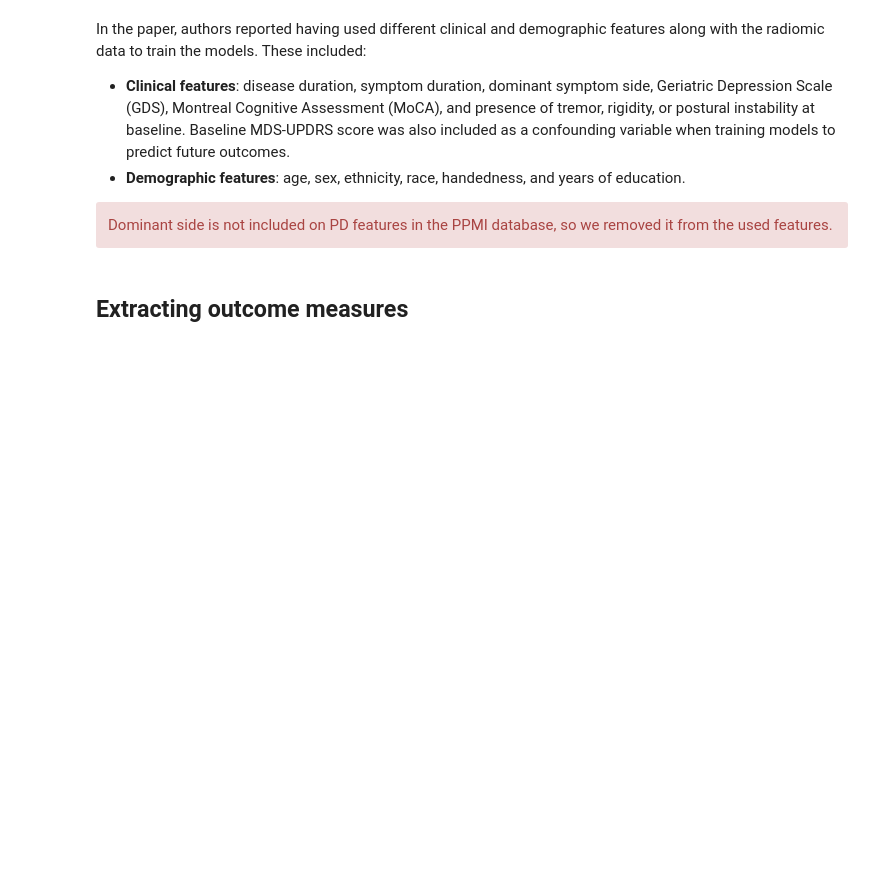
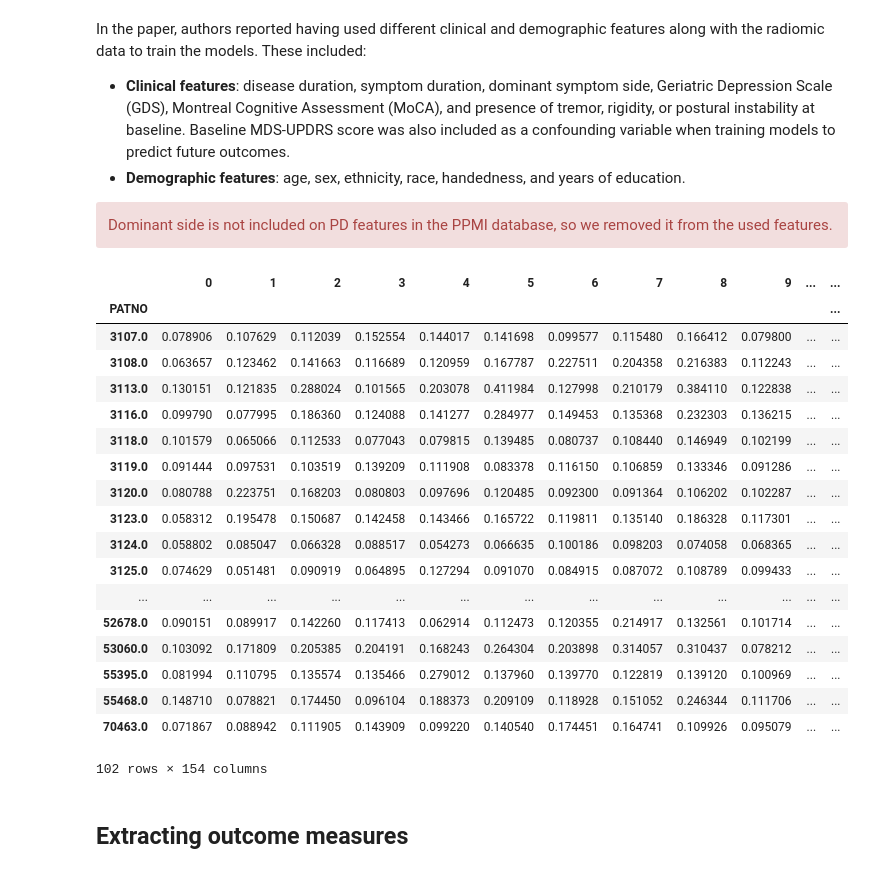
Before and after one commit to elodiegermani/nguyen-etal-2021, a Jupyter notebook: nguyen-etal-2021.ipynb, the cells around one changed output. Saved outputs shown, nothing was run; the diff lists cells and outputs as text; code cells hidden in the pictures; blank space fills up the shorter version.

```diff
--- a/nguyen-etal-2021.ipynb
+++ b/nguyen-etal-2021.ipynb
@@ -441,7 +478,6 @@ print('Number of participant in random sampling for 4y:', len(random_4y))
 # %%
-# FINAL COHORT
-df_cohort_baseline = df_global_cohort_baseline[df_global_cohort_baseline[COL_PAT_ID].isin(random_sampling)]
-df_cohort_1y = df_global_1y[df_global_1y[COL_PAT_ID].isin(random_1y)]
-df_cohort_2y = df_global_2y[df_global_2y[COL_PAT_ID].isin(random_2y)]
-df_cohort_4y = df_global_4y[df_global_4y[COL_PAT_ID].isin(random_4y)]
+df_cohort_baseline = df_global_cohort_baseline
+df_cohort_1y = df_global_1y
+df_cohort_2y = df_global_2y
+df_cohort_4y = df_global_4y
 # %%
@@ -677,6 +699,30 @@ df_features_cohort_2y = get_features(df_cohort_baseline, utils,
 df_features_cohort_4y = get_features(df_cohort_baseline, utils,
                                   df_cohort_4y[COL_PAT_ID].tolist(),
                                  timepoint='baseline')
+# %%
+df_reho_cohort_baseline = pd.read_csv('./inputs/features/reho_schaefer.csv', header=0, index_col=0)
+df_reho_cohort_baseline.index = df_features_cohort_baseline.index
+df_all_features_cohort_baseline = pd.merge(df_reho_cohort_baseline, df_features_cohort_baseline, left_index=True, right_index=True)
+# %% [output]
+|  | 0 | 1 | 2 | 3 | 4 | 5 | 6 | 7 | 8 | 9 | ... | ... |
+| PATNO |  |  |  |  |  |  |  |  |  |  |  | ... |
+| 3107.0 | 0.078906 | 0.107629 | 0.112039 | 0.152554 | 0.144017 | 0.141698 | 0.099577 | 0.115480 | 0.166412 | 0.079800 | ... | ... |
+| 3108.0 | 0.063657 | 0.123462 | 0.141663 | 0.116689 | 0.120959 | 0.167787 | 0.227511 | 0.204358 | 0.216383 | 0.112243 | ... | ... |
+| 3113.0 | 0.130151 | 0.121835 | 0.288024 | 0.101565 | 0.203078 | 0.411984 | 0.127998 | 0.210179 | 0.384110 | 0.122838 | ... | ... |
+| 3116.0 | 0.099790 | 0.077995 | 0.186360 | 0.124088 | 0.141277 | 0.284977 | 0.149453 | 0.135368 | 0.232303 | 0.136215 | ... | ... |
+| 3118.0 | 0.101579 | 0.065066 | 0.112533 | 0.077043 | 0.079815 | 0.139485 | 0.080737 | 0.108440 | 0.146949 | 0.102199 | ... | ... |
+| 3119.0 | 0.091444 | 0.097531 | 0.103519 | 0.139209 | 0.111908 | 0.083378 | 0.116150 | 0.106859 | 0.133346 | 0.091286 | ... | ... |
+| 3120.0 | 0.080788 | 0.223751 | 0.168203 | 0.080803 | 0.097696 | 0.120485 | 0.092300 | 0.091364 | 0.106202 | 0.102287 | ... | ... |
+| 3123.0 | 0.058312 | 0.195478 | 0.150687 | 0.142458 | 0.143466 | 0.165722 | 0.119811 | 0.135140 | 0.186328 | 0.117301 | ... | ... |
+| 3124.0 | 0.058802 | 0.085047 | 0.066328 | 0.088517 | 0.054273 | 0.066635 | 0.100186 | 0.098203 | 0.074058 | 0.068365 | ... | ... |
+| 3125.0 | 0.074629 | 0.051481 | 0.090919 | 0.064895 | 0.127294 | 0.091070 | 0.084915 | 0.087072 | 0.108789 | 0.099433 | ... | ... |
+| ... | ... | ... | ... | ... | ... | ... | ... | ... | ... | ... | ... | ... |
+| 52678.0 | 0.090151 | 0.089917 | 0.142260 | 0.117413 | 0.062914 | 0.112473 | 0.120355 | 0.214917 | 0.132561 | 0.101714 | ... | ... |
+| 53060.0 | 0.103092 | 0.171809 | 0.205385 | 0.204191 | 0.168243 | 0.264304 | 0.203898 | 0.314057 | 0.310437 | 0.078212 | ... | ... |
+| 55395.0 | 0.081994 | 0.110795 | 0.135574 | 0.135466 | 0.279012 | 0.137960 | 0.139770 | 0.122819 | 0.139120 | 0.100969 | ... | ... |
+| 55468.0 | 0.148710 | 0.078821 | 0.174450 | 0.096104 | 0.188373 | 0.209109 | 0.118928 | 0.151052 | 0.246344 | 0.111706 | ... | ... |
+| 70463.0 | 0.071867 | 0.088942 | 0.111905 | 0.143909 | 0.099220 | 0.140540 | 0.174451 | 0.164741 | 0.109926 | 0.095079 | ... | ... |
+102 rows × 154 columns
 # %% [markdown]
 ## Extracting outcome measures
 # %% [markdown]
```
Also changed, not shown: parts of 24 cells of this notebook, 4 other files.
